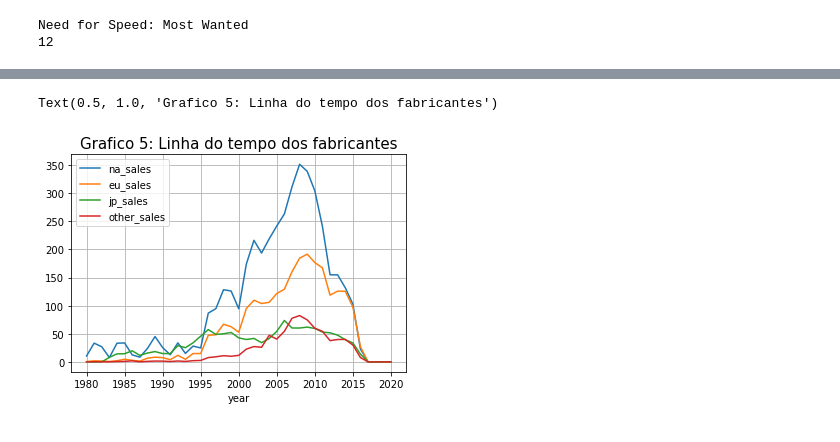
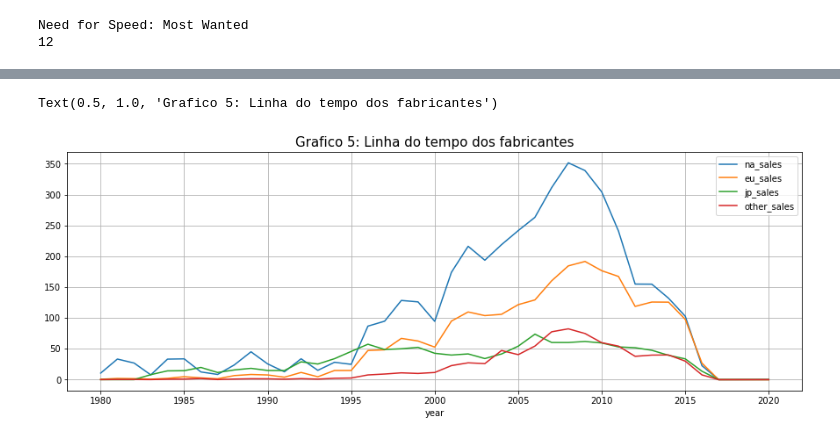
Before and after one commit to pedrojadir/Analise_Exploratoria, a Jupyter notebook: codigo.ipynb, the cells around one changed output, grey strips where cells are left out. Saved outputs shown, nothing was run; the diff lists cells and outputs as text; code cells hidden in the pictures.

```diff
--- a/codigo.ipynb
+++ b/codigo.ipynb
@@ -229,12 +229,12 @@ plt.legend(loc='upper right',title='manufacturer')
 # %%
-grafico5 = df.groupby("year")["na_sales"].sum().plot(kind="line", grid=True, legend=True)
+grafico5 = df.groupby("year")["na_sales"].sum().plot(kind="line", grid=True, legend=True, figsize=(15, 5))
 df.groupby("year")["eu_sales"].sum().plot(kind="line", grid=True, legend=True)
 df.groupby("year")["jp_sales"].sum().plot(kind="line", grid=True, legend=True)
 df.groupby("year")["other_sales"].sum().plot(kind="line", grid=True, legend=True)
 grafico5.set_title('Grafico 5: Linha do tempo dos fabricantes',fontsize=15)
 # %% [output]
 Text(0.5, 1.0, 'Grafico 5: Linha do tempo dos fabricantes')
-[figure, old version]
+[figure, new version]
 # %%
 sns.lmplot(x="global_sales", y="na_sales", data=df, fit_reg=True)
 sns.lmplot(x="global_sales", y="eu_sales", data=df, fit_reg=True)
```
Also changed, not shown: parts of 3 cells of this notebook.
